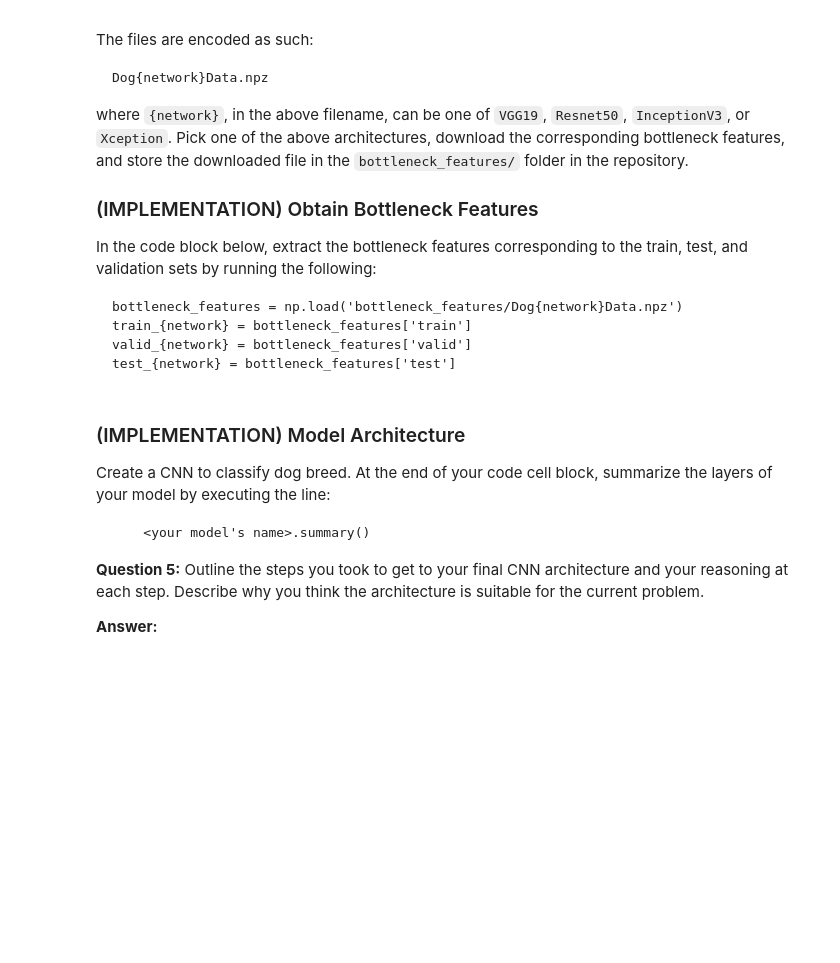
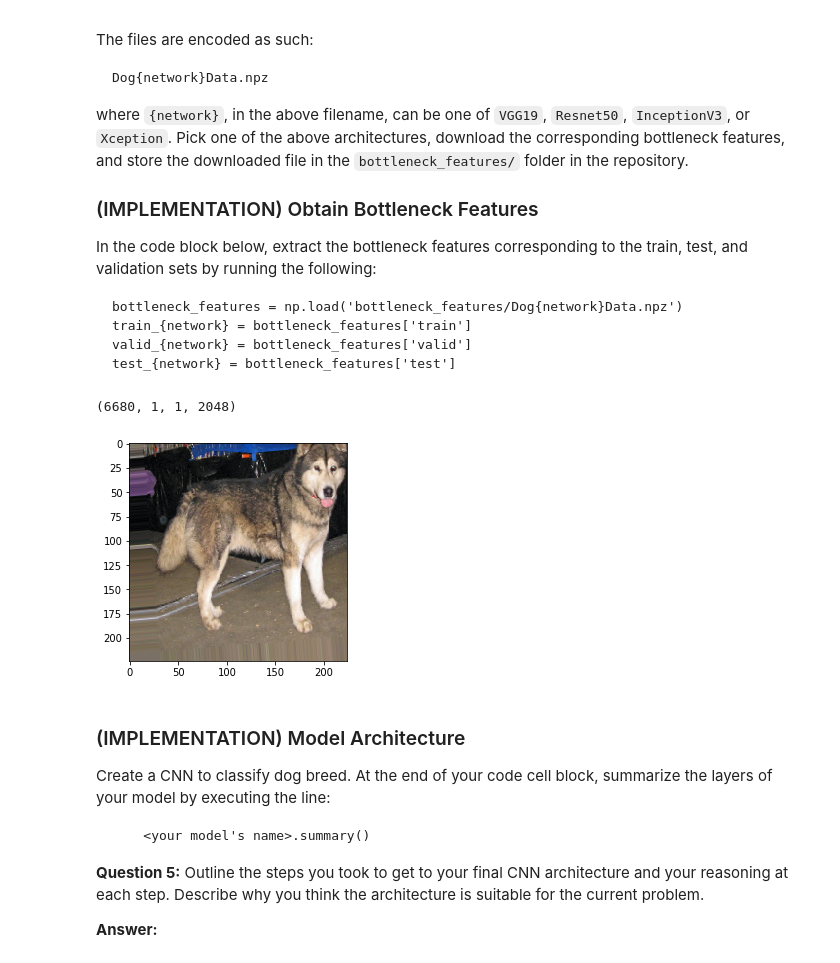
Before and after one commit to lazem/dog_project, a Jupyter notebook: dog_app.ipynb, the cells around one changed output. Drawn from its saved outputs; the diff is of its cells as text; code cells hidden in the pictures; blank space fills up the shorter version.

```diff
--- a/dog_app.ipynb
+++ b/dog_app.ipynb
@@ -720,3 +766,34 @@ In the code block below, extract the bottleneck features corresponding to the tr
     train_{network} = bottleneck_features['train']
     valid_{network} = bottleneck_features['valid']
     test_{network} = bottleneck_features['test']
+# %%
+from keras.preprocessing.image import ImageDataGenerator
+image_gen = ImageDataGenerator(
+    #featurewise_center=True,
+    #featurewise_std_normalization=True,
+    rescale=1./255,
+#     zca_whiten
+    rotation_range=15,
+    width_shift_range=.15,
+    height_shift_range=.15,
+    horizontal_flip=True)
+image_gen.fit(train_tensors, augment=True)
+# %%
+train_Resnet50.shape
+# %% [output]
+(6680, 1, 1, 2048)
+# %%
+from matplotlib import pyplot
+# img = cv2.imread(human_files[3])
+img = image_gen.flow(train_tensors, train_targets, batch_size=4)[0][0][3]
+img *= 255
+cv_rgb = cv2.cvtColor(img, cv2.COLOR_BGR2RGB)
+img
+
+# display the image, along with bounding box
+# plt.imshow(train_tensors[0])
+plt.imshow(img)
+plt.show()
+# pyplot.imshow(image_gen.flow(train_tensors, train_targets, batch_size=4)[0][0][1])
+# %% [output]
+[figure, added]
```
Also changed, not shown: parts of 24 cells of this notebook.
